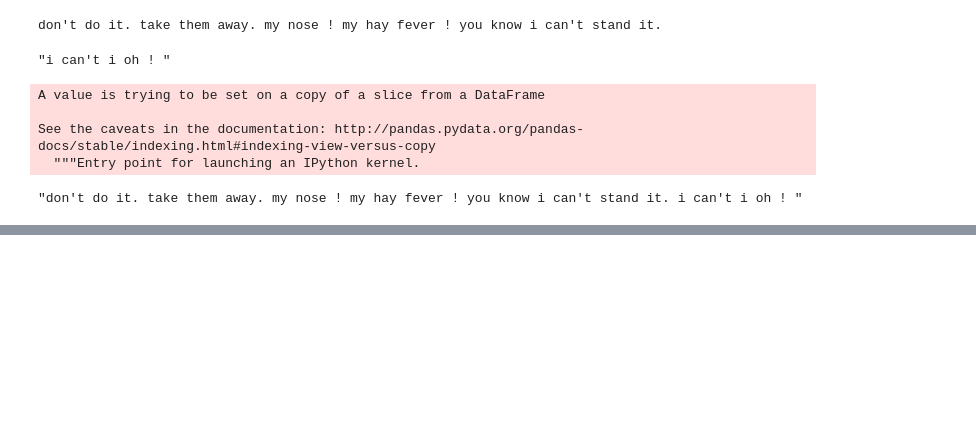
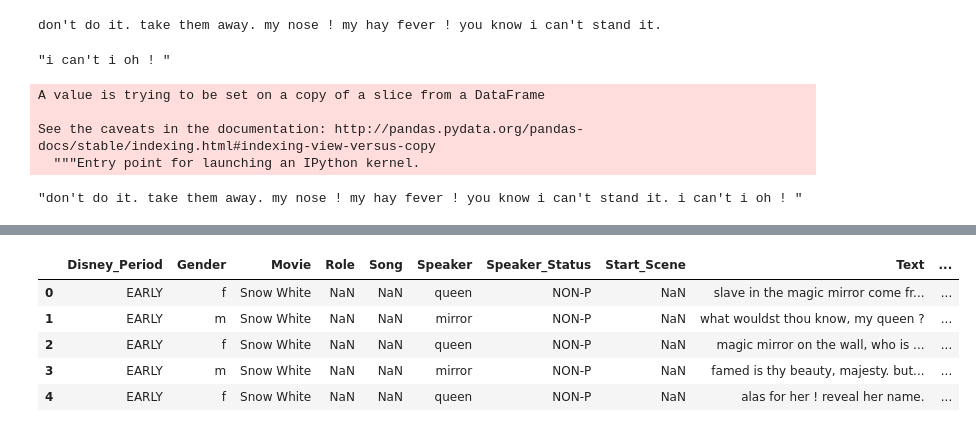
Before and after one commit to Data-Science-for-Linguists-2019/Animated-Movie-Gendered-Dialogue, a Jupyter notebook: code/Disney_Data_Edits.ipynb, the cells around one changed output, grey strips where cells are left out. Saved outputs shown, nothing was run; the diff lists cells and outputs as text; code cells hidden in the pictures; blank space fills up the shorter version.

```diff
--- a/code/Disney_Data_Edits.ipynb
+++ b/code/Disney_Data_Edits.ipynb
@@ -185,0 +371,11 @@ new_snow_white[["Speaker", "Text"]].iloc[294:298]
+# %%
+snow_white.drop(columns=['level_0', 'index'], inplace=True)
+# %%
+snow_white.head()
+# %% [output]
+|  | Disney_Period | Gender | Movie | Role | Song | Speaker | Speaker_Status | Start_Scene | Text | ... |
+| 0 | EARLY | f | Snow White | NaN | NaN | queen | NON-P | NaN | slave in the magic mirror come fr... | ... |
+| 1 | EARLY | m | Snow White | NaN | NaN | mirror | NON-P | NaN | what wouldst thou know, my queen ? | ... |
+| 2 | EARLY | f | Snow White | NaN | NaN | queen | NON-P | NaN | magic mirror on the wall, who is ... | ... |
+| 3 | EARLY | m | Snow White | NaN | NaN | mirror | NON-P | NaN | famed is thy beauty, majesty. but... | ... |
+| 4 | EARLY | f | Snow White | NaN | NaN | queen | NON-P | NaN | alas for her ! reveal her name. | ... |
```
Also changed, not shown: parts of 140 cells of this notebook.
